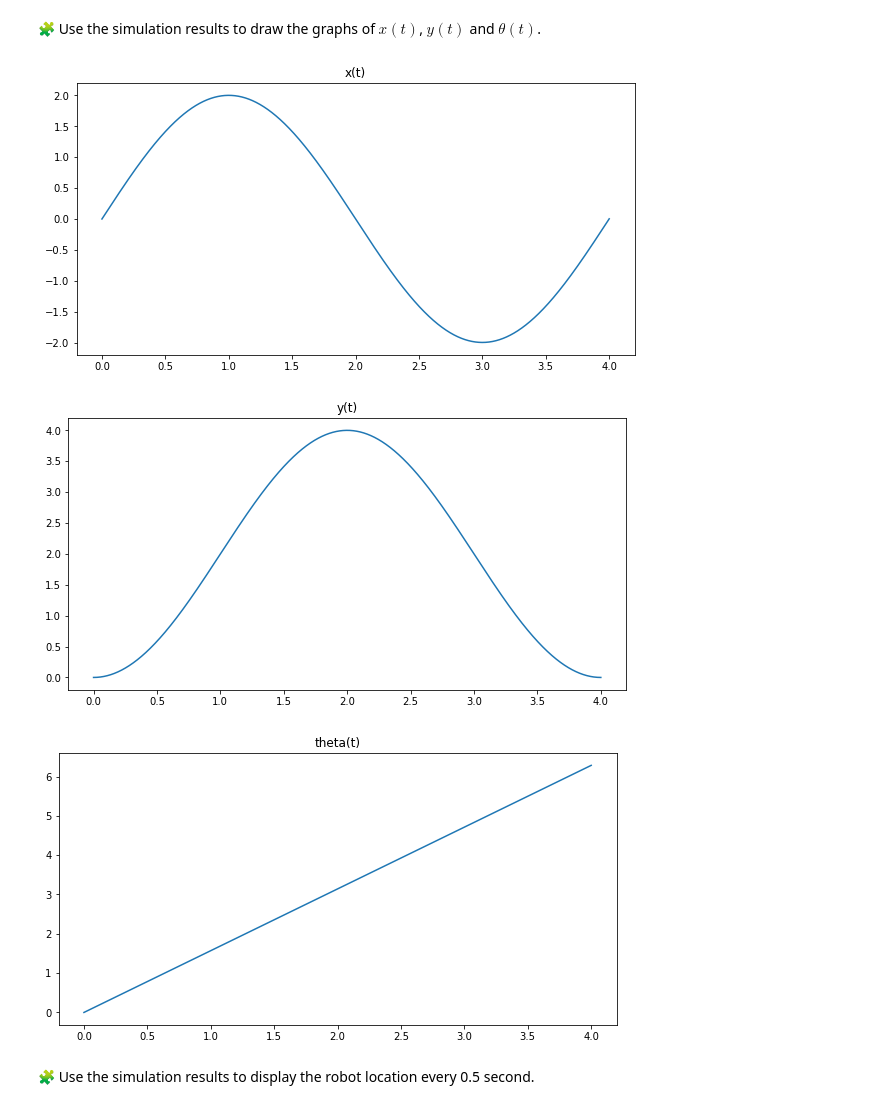
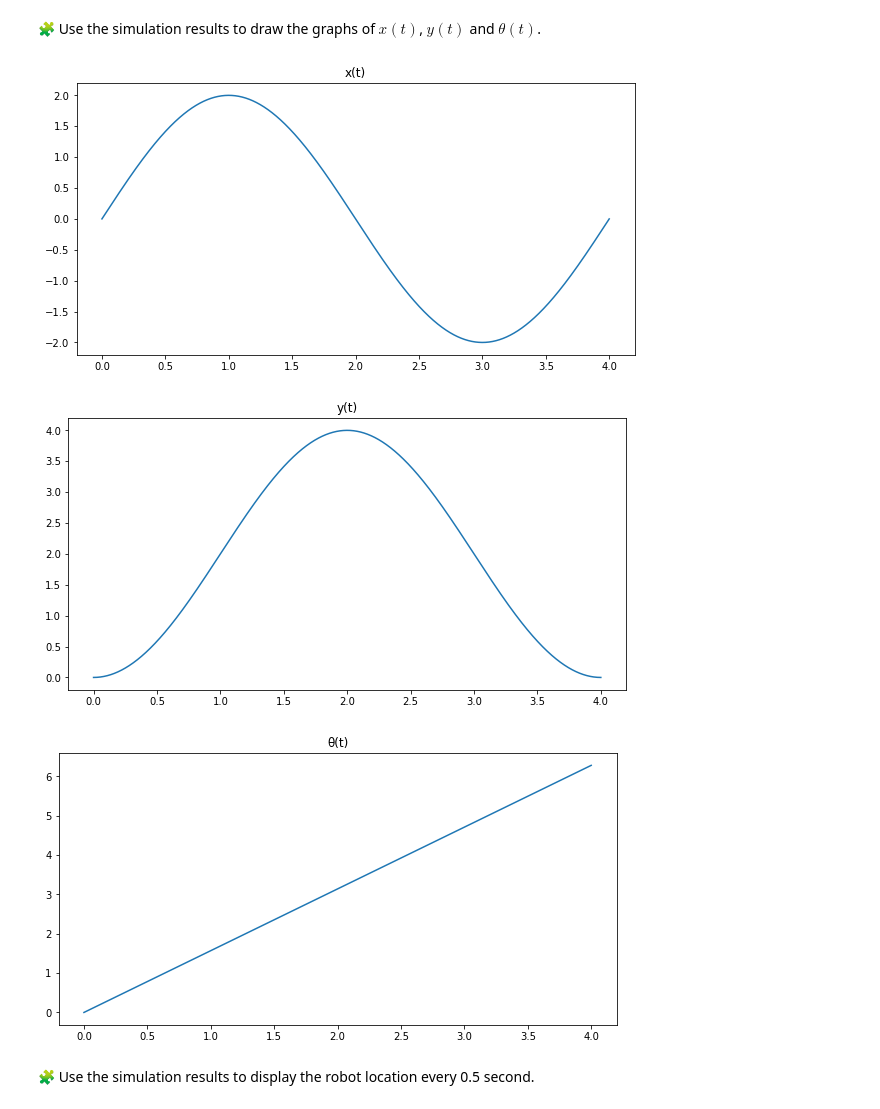
Before and after one commit to Ibtissame23/control-engineering-with-python-project-2021-2022, a Jupyter notebook: Project - Step 1.ipynb, the cells around one changed output. Cells and saved outputs as stored; diff of their text form; code cells hidden in the pictures.

```diff
--- a/Project - Step 1.ipynb
+++ b/Project - Step 1.ipynb
@@ -152,10 +172,8 @@ def basic_solve_ivp(f, t0, x0, dt, t_f):
     return (array(ts), array(xs).T)
 
 
-
-
 t0, x0 = 0.0, array([0.0, 0.0,0.0])
-dt, tf = 0.001, 4.0
+dt, tf = 0.000001, 4.0
 t, x_sol = basic_solve_ivp(fun, t0, x0, dt, tf)
 # %% [markdown]
 🧩 Use the simulation results to draw the graphs of $x(t)$, $y(t)$ and $\theta(t)$.
@@ -168,35 +186,35 @@ import numpy as np
 time = np.linspace(np.amin(t), np.amax(t), len(x_sol[0]))
 
 fig = plt.figure(figsize = (10, 5))
 # Create the plot
 plt.plot(time, x_sol[0])
 plt.title("x(t)")
 # Show the plot
 plt.show()
 
 
 # Creating vectors for y(t)
 
 fig = plt.figure(figsize = (10, 5))
 # Create the plot
 plt.plot(time, x_sol[1])
 plt.title("y(t)")
 # Show the plot
 plt.show()
 
 
 # Creating vectors for theta(t)
 
 fig = plt.figure(figsize = (10, 5))
 # Create the plot
 plt.plot(time, x_sol[2])
-plt.title("theta(t)")
+plt.title("θ(t)")
 # Show the plot
 plt.show()
 # %% [output]
 [figure]
 [figure]
-[figure, old version]
+[figure, new version]
 # %% [markdown]
 🧩 Use the simulation results to display the robot location every 0.5 second.
 # %%
```
Also changed, not shown: parts of 12 cells of this notebook.
